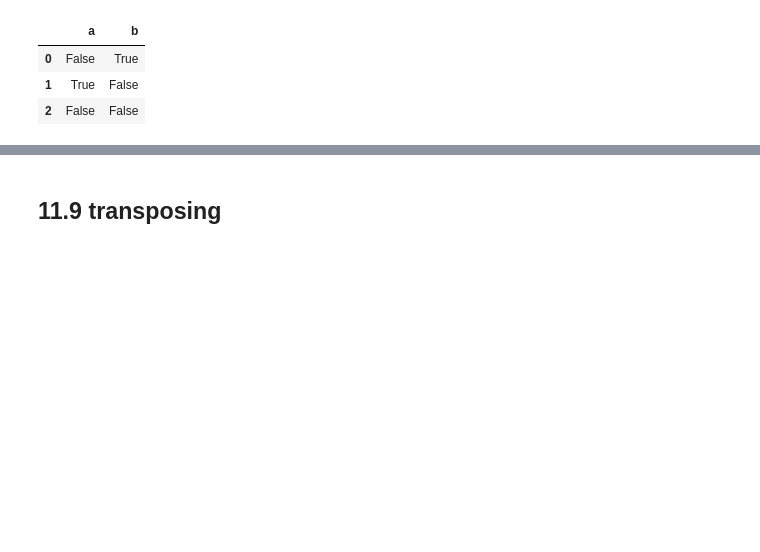
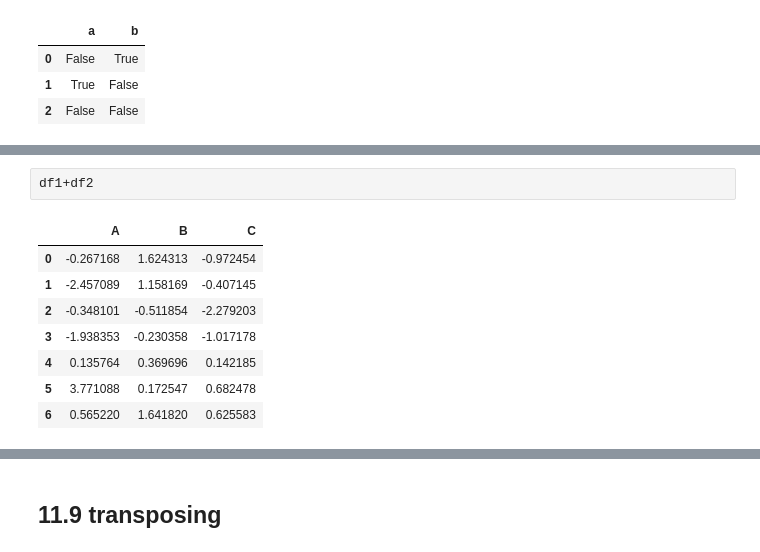
Before and after one commit to sleepsim/Week1-Introduction_to_Python, a Jupyter notebook: Introduction_to_Python.ipynb, the cells around one changed output, grey strips where cells are left out. Drawn from its saved outputs; the diff is of its cells as text; blank space fills up the shorter version.

```diff
--- a/Introduction_to_Python.ipynb
+++ b/Introduction_to_Python.ipynb
@@ -1730,0 +2034,11 @@ df1^df2
+# %%
+df1+df2
+# %% [output]
+|  | A | B | C |
+| 0 | -0.267168 | 1.624313 | -0.972454 |
+| 1 | -2.457089 | 1.158169 | -0.407145 |
+| 2 | -0.348101 | -0.511854 | -2.279203 |
+| 3 | -1.938353 | -0.230358 | -1.017178 |
+| 4 | 0.135764 | 0.369696 | 0.142185 |
+| 5 | 3.771088 | 0.172547 | 0.682478 |
+| 6 | 0.565220 | 1.641820 | 0.625583 |
```
Also changed, not shown: parts of 73 cells of this notebook, 1 other file.
